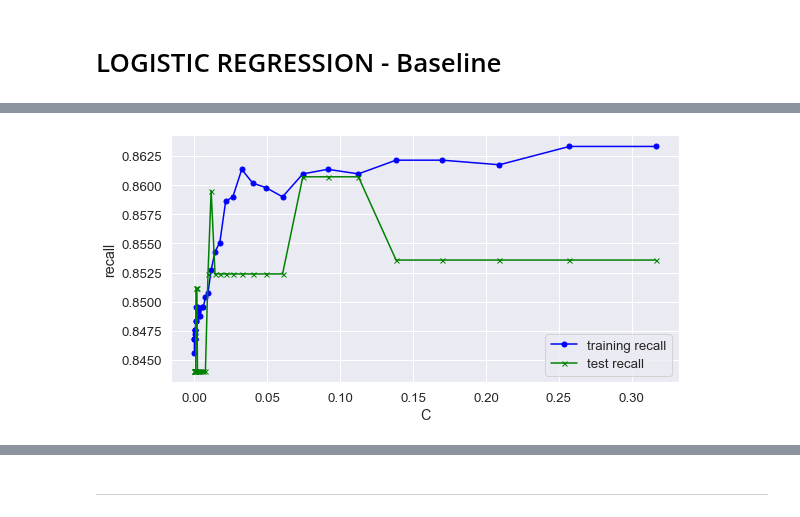
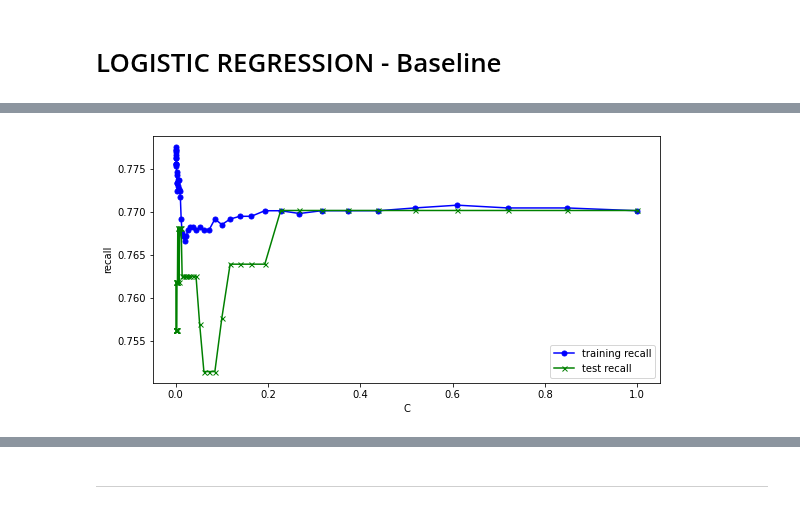
Before and after one commit to JaviCeRodriguez/Heart-Failure-ML, a Jupyter notebook: classification_v2.ipynb, the cells around one changed output, grey strips where cells are left out. Drawn from its saved outputs; the diff is of its cells as text; code cells hidden in the pictures.

```diff
--- a/classification_v2.ipynb
+++ b/classification_v2.ipynb
@@ -82,4 +82,6 @@ feat_train, feat_test, targ_train, targ_test = train_test_split(df_cleaned.drop(
 #HAY QUE SEPARAR EL TEST ANTES DE ESTANDARIZAR PARA QUE NO INFLUYAN LOS FEATURES DE TEST EN LA MEDIA Y VARIANZA
+# %%
+feat_train, targ_train = df_cleaned.drop(["DEATH_EVENT"],axis=1),df_cleaned["DEATH_EVENT"]
 # %%
 scaler = StandardScaler()
 feat_train = scaler.fit_transform(feat_train)
@@ -121,7 +123,7 @@ def aoc_curves (model,feat,targ):
     plt.legend()
 # %%
 def train_test_curve (model,param,param_range):
-    train__scores, test__scores = validation_curve(model,feat_train,targ_train,param_name=param,param_range=param_range,scoring="recall",cv=20)
+    train__scores, test__scores = validation_curve(model,feat_train,targ_train,param_name=param,param_range=param_range,scoring=score_metric,cv=20)
 
     train__mean = np.mean(train__scores,axis=1)
     #train__std = np.std(train__scores,axis=1)
@@ -151,10 +153,10 @@ def train_test_curve (model,param,param_range):
 # %% [markdown]
 # LOGISTIC REGRESSION - Baseline
 # %%
-lr_model = LogisticRegression(fit_intercept=False, dual=False, max_iter=30000,C=0.1)
+lr_model = LogisticRegression(fit_intercept=False, dual=False, max_iter=40000,C=1e-4)
 lr_model.fit(feat_train,targ_train)
+lr_scoring = cross_val_score(lr_model, feat_train, targ_train,cv=10, scoring=score_metric)
+print("Cross Validation Score: {:.3f} +/- {:.3f}".format(lr_scoring.mean(),lr_scoring.std()))
 lr_predicted = cross_val_predict(lr_model,feat_train,targ_train,cv=10)
-lr_predicted_t = lr_model.predict(scaler.transform(feat_test))
 print(classification_report(targ_train, lr_predicted))
-print(classification_report(targ_test, lr_predicted_t))
 # %% [output]
@@ -178,7 +172,7 @@ weighted avg       0.74      0.73      0.73        48
 # %%
-train_test_curve(lr_model,"C",np.logspace(-4,-0.5,40))
+train_test_curve(lr_model,"C",np.logspace(-3.5,-0,50))
 # %% [output]
-[figure, old version]
+[figure, new version]
 # %%
 cm = confusion_matrix(targ_train, lr_predicted)
 disp = ConfusionMatrixDisplay(confusion_matrix=cm)
```
Also changed, not shown: parts of 15 cells of this notebook.
